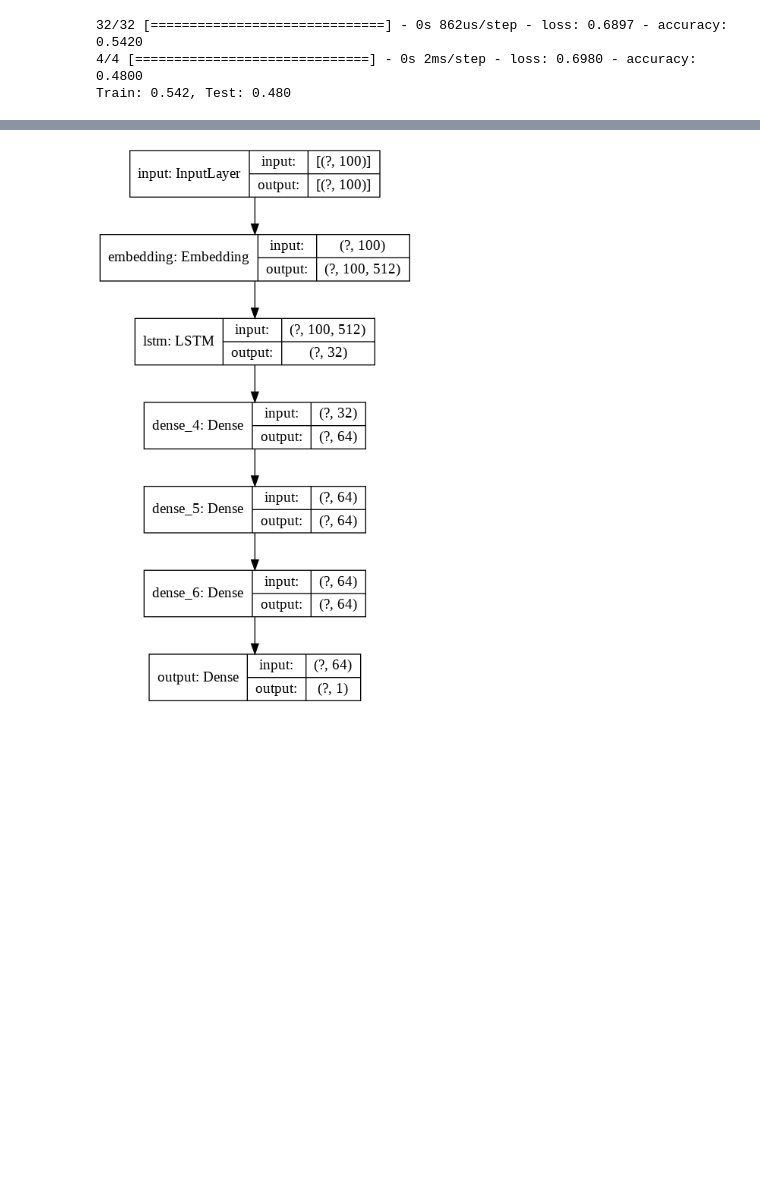
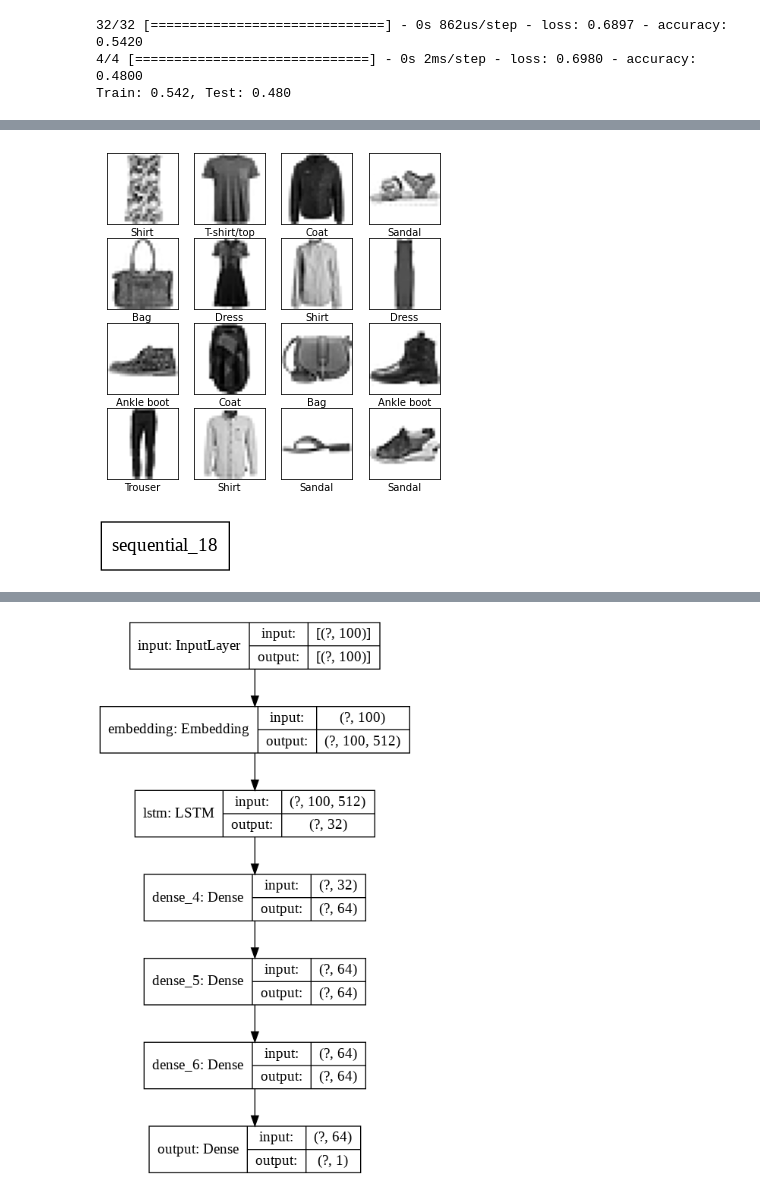
Before and after one commit to rizwannitk/newchrun, a Jupyter notebook: mnsit.ipynb, the cells around one changed output, grey strips where cells are left out. Saved outputs shown, nothing was run; the diff lists cells and outputs as text; code cells hidden in the pictures; blank space fills up the shorter version.

```diff
--- a/mnsit.ipynb
+++ b/mnsit.ipynb
@@ -113,3 +113,15 @@ print('Train: %.3f, Test: %.3f' % (train_acc, test_acc))
 32/32 [==============================] - 0s 862us/step - loss: 0.6897 - accuracy: 0.5420
 4/4 [==============================] - 0s 2ms/step - loss: 0.6980 - accuracy: 0.4800
 Train: 0.542, Test: 0.480
+# %%
+import tensorflow as tf
+from sklearn.model_selection import train_test_split
+mnist_fashion = tf.keras.datasets.fashion_mnist
+(x_train, y_train),(x_test, y_test) = mnist_fashion.load_data()
+
+# split training set into training set and validation set using train_test_split provided by scikit-learn
+x_train, x_val, y_train, y_val = train_test_split(x_train, y_train, test_size=0.25, random_state=77)
+
+num_classes = 10   # The items in the dataset are to be classified into 1 of the 10 classes.
+
+print(x_train.shape, x_val.shape, x_test.shape)
@@ -115,0 +138,35 @@ Train: 0.542, Test: 0.480
+# %%
+import matplotlib.pyplot as plt
+class_names = ['T-shirt/top', 'Trouser', 'Pullover', 'Dress', 'Coat',
+               'Sandal', 'Shirt', 'Sneaker', 'Bag', 'Ankle boot']
+
+plt.figure(figsize=(6,6))
+for i in range(16):
+    plt.subplot(4,4,i+1)
+    plt.xticks([])
+    plt.yticks([])
+    plt.grid(False)
+    plt.imshow(x_train[i], cmap=plt.cm.binary)
+    plt.xlabel(class_names[y_train[i]])
+plt.show()
+# %% [output]
+[figure, added]
+# %%
+from tensorflow.keras.layers import Flatten
+
+model = Sequential()
+model.add(Flatten())  # This function flattens the input data
+
+# Feel free to play around with different parameters here like number of units in each layer or switching the activation function or increasing/decreasing the number of layers.
+model.add(Dense(512, activation='relu'))
+
+model.add(Dense(256, activation='relu'))
+
+model.add(Dense(128, activation='relu'))
+
+model.add(Dense(64, activation='relu'))
+
+model.add(Dense(10, activation='softmax'))   # The number of units in the last layer should always be the number of classes in which we have to classify our input data.
+tf.keras.utils.plot_model(model, to_file="test2.png", show_shapes=True,expand_nested=True,)
+# %% [output]
+[figure, added]
```
Also changed, not shown: parts of 6 cells of this notebook.
